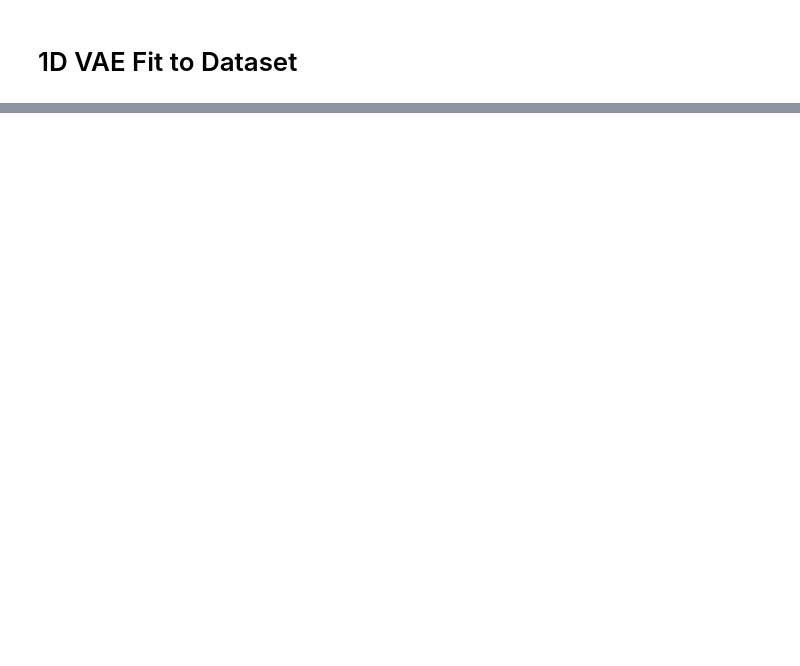
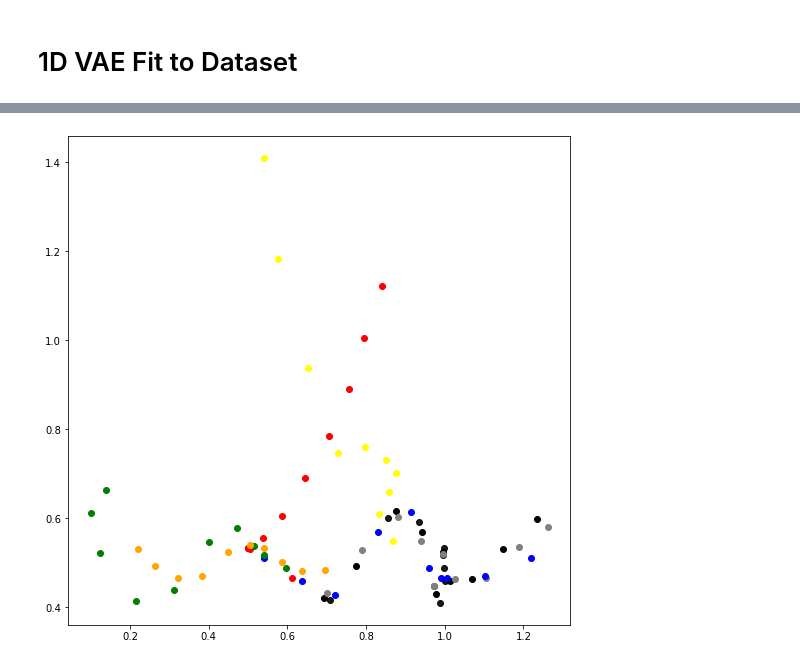
Before and after one commit to travers-rhodes/IROS2022CurvVAE, a Jupyter notebook: notebooks/2022-02-04 Pedagogical Example.ipynb, the cells around one changed output, grey strips where cells are left out. Drawn from its saved outputs; the diff is of its cells as text; code cells hidden in the pictures; blank space fills up the shorter version.

```diff
--- a/notebooks/2022-02-04 Pedagogical Example.ipynb
+++ b/notebooks/2022-02-04 Pedagogical Example.ipynb
@@ -139,0 +176,12 @@ pedagogical/onedlat1_secreg0_curvreg0_beta1_20220131-125421
+# %%
+plt.figure(figsize=(9,9))
+for y in dataset:
+    plt.scatter(y[16],y[48],c="k",alpha=0.9)
+for z in np.linspace(0,2,10):
+    for i, modelpath in enumerate(all_models):
+        vae = lm.load_model(modelpath)
+        yvals = vae.decode(torch.tensor(z*np.ones(shape=(1,1),dtype=np.float32)),
+                    torch.tensor(np.zeros(shape=(1,0),dtype=np.float32)))[0].detach().cpu().flatten()
+        plt.scatter(yvals[16],yvals[48],c=colors[i])
+# %% [output]
+[figure, added]
```
Also changed, not shown: parts of 11 cells of this notebook, 1 other file.
